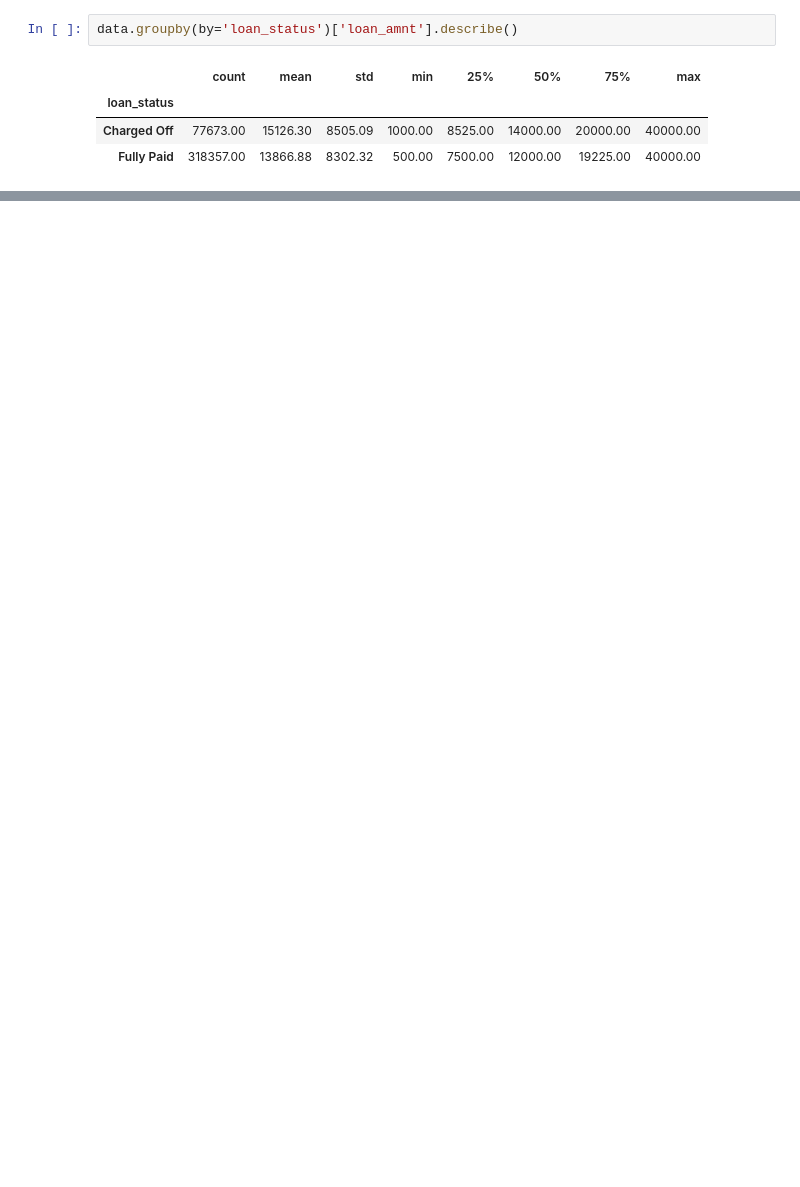
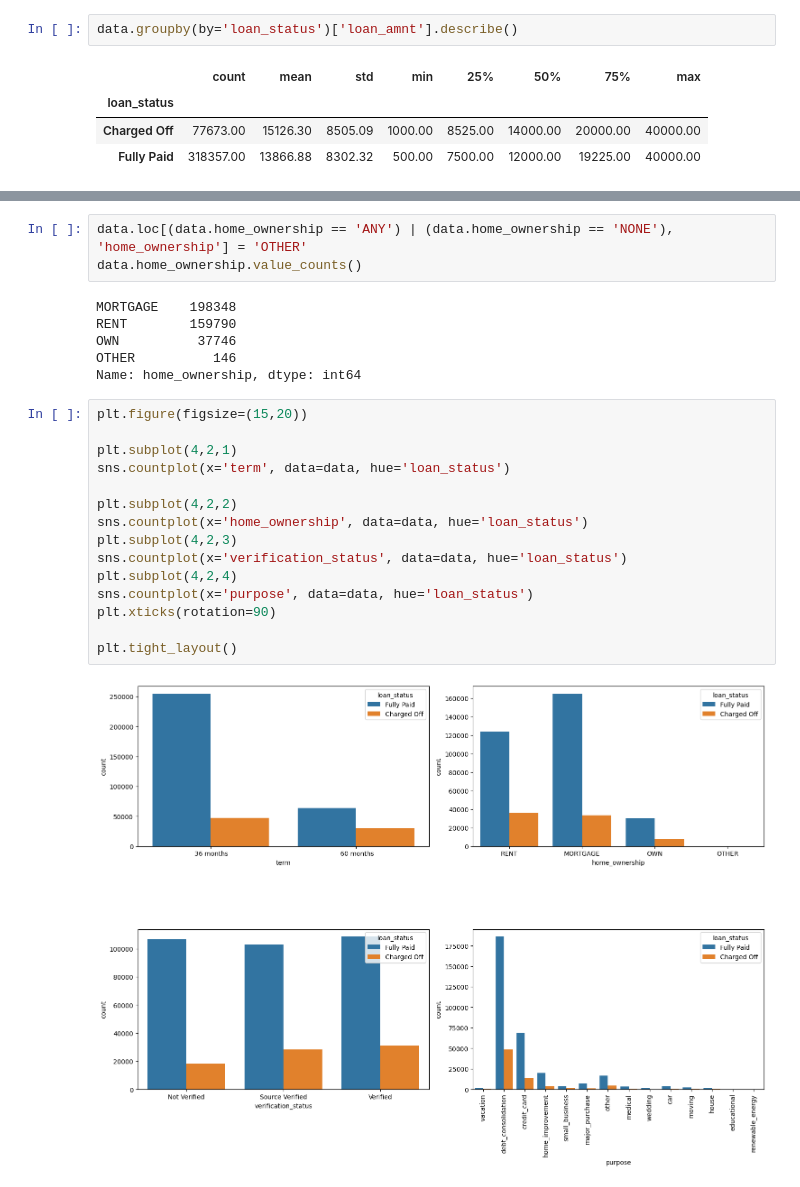
Before and after one commit to harsh0520/preprocess_lending_lending_club_data, a Jupyter notebook: concat_data.ipynb, the cells around one changed output, grey strips where cells are left out. Cells and saved outputs as stored; diff of their text form; blank space fills up the shorter version.

```diff
--- a/concat_data.ipynb
+++ b/concat_data.ipynb
@@ -135,0 +224,26 @@ data.groupby(by='loan_status')['loan_amnt'].describe()
+# %%
+data.loc[(data.home_ownership == 'ANY') | (data.home_ownership == 'NONE'), 'home_ownership'] = 'OTHER'
+data.home_ownership.value_counts()
+# %% [output]
+MORTGAGE    198348
+RENT        159790
+OWN          37746
+OTHER          146
+Name: home_ownership, dtype: int64
+# %%
+plt.figure(figsize=(15,20))
+
+plt.subplot(4,2,1)
+sns.countplot(x='term', data=data, hue='loan_status')
+
+plt.subplot(4,2,2)
+sns.countplot(x='home_ownership', data=data, hue='loan_status')
+plt.subplot(4,2,3)
+sns.countplot(x='verification_status', data=data, hue='loan_status')
+plt.subplot(4,2,4)
+sns.countplot(x='purpose', data=data, hue='loan_status')
+plt.xticks(rotation=90)
+
+plt.tight_layout()
+# %% [output]
+[figure, added]
```
Also changed, not shown: parts of 11 cells of this notebook.
